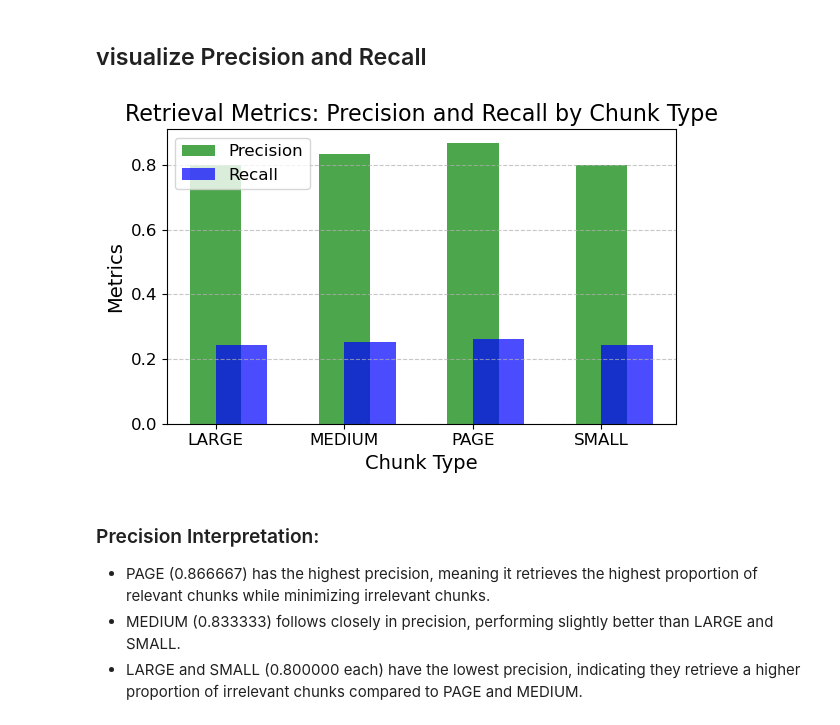
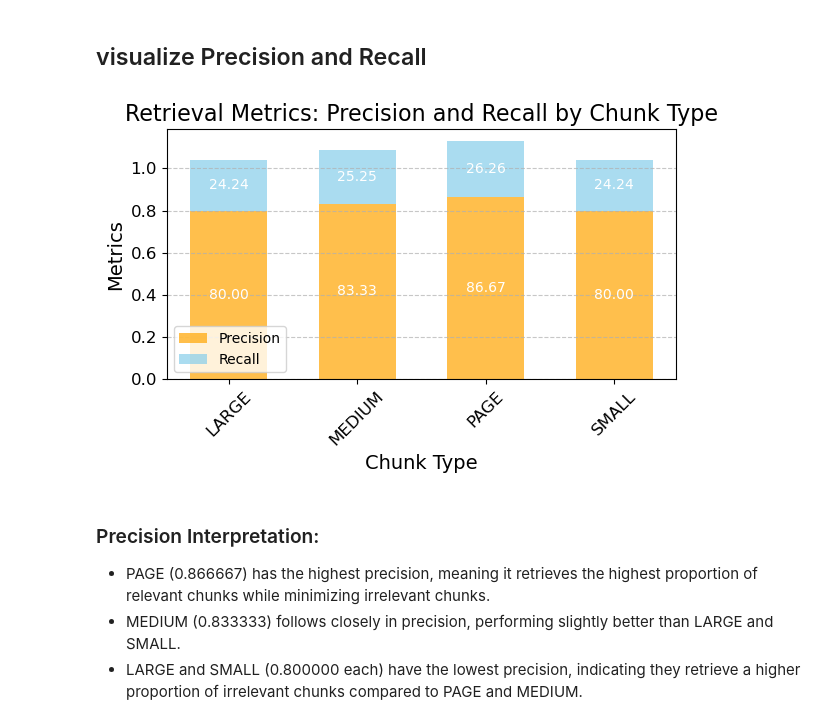
Before and after one commit to Jrana1/Bachelor_Thesis, a Jupyter notebook: bachelor_thesis_analysis_part.ipynb, the cells around one changed output. Drawn from its saved outputs; the diff is of its cells as text; code cells hidden in the pictures.

```diff
--- a/bachelor_thesis_analysis_part.ipynb
+++ b/bachelor_thesis_analysis_part.ipynb
@@ -335,10 +335,16 @@ Name: chunk_type, dtype: int64
 # %% [markdown]
 ### Distribution of Chunks by Chunk Type in the Vector Database
 # %%
-plt.bar(chunk_type.index, chunk_type.values,color=custom_palette[:len(chunk_type)])
+# Assuming `chunk_type` is a Pandas Series or similar object
+plt.bar(chunk_type.index, chunk_type.values, color=custom_palette[:len(chunk_type)])
 plt.xlabel("Chunk Type")
 plt.ylabel("Count")
 plt.title("Counts of Each Chunk Type")
 plt.grid(axis="y", linestyle="--", alpha=0.7)
+
+# Add annotations on top of each bar
+for i, value in enumerate(chunk_type.values):
+    plt.text(i, value, str(value), ha='center', va='bottom', fontsize=10)
+
 plt.show()
 # %% [output]
@@ -854,8 +905,8 @@ precision = [tp / (tp + fp) for tp, fp in zip(correctly_answered, incorrectly_an
 results = pd.DataFrame({
     "Chunk Type": chunk_types,
     "Precision (%)": [p * 100 for p in precision],
-    "Correctly Answered (TP)": correctly_answered,
-    "Incorrectly Answered (FP)": incorrectly_answered,
+    "Correct": correctly_answered,
+    "Incorrect": incorrectly_answered,
     "Total Retrieved Chunks": total_chunks
 })
 
@@ -957,33 +1132,45 @@ retrieval_metrics
 # %%
 
 # Data for visualization
 chunk_types = ['LARGE', 'MEDIUM', 'PAGE', 'SMALL']
 precision = retrieval_metrics['Precision']
 recall = retrieval_metrics['Recall']
 
-# Plot Precision and Recall
+# Plot stacked bar chart
 plt.figure(figsize=(6, 4))
+width = 0.35
 
-# Plot precision
-plt.bar(chunk_types, precision, width=0.4, label='Precision', alpha=0.7, align='center',color="green")
+# Plot precision (bottom bar in stack)
+precision_bars = plt.bar(chunk_types, precision, width=bar_width, label='Precision', color='orange', alpha=0.7)
 
-# Plot recall
-plt.bar(chunk_types, recall, width=0.4, label='Recall', alpha=0.7, align='edge',color="blue")
+# Plot recall (top bar in stack)
+recall_bars = plt.bar(chunk_types, recall, width=bar_width, bottom=precision, label='Recall', color='skyblue', alpha=0.7)
+
+# Add values on top of Precision bars
+for bar, value in zip(precision_bars, precision):
+    plt.text(bar.get_x() + bar.get_width() / 2, value / 2,  # Position in the middle of the Precision bar
+             f'{value*100:.2f}', ha='center', va='center', fontsize=10, color='white')
+
+# Add values on top of Recall bars
+for bar, value, base in zip(recall_bars, recall, precision):
+    plt.text(bar.get_x() + bar.get_width() / 2, base + value / 2,  # Position in the middle of the Recall segment
+             f'{value*100:.2f}', ha='center', va='center', fontsize=10, color='white')
 
 # Add titles and labels
 plt.title('Retrieval Metrics: Precision and Recall by Chunk Type', fontsize=16)
 plt.xlabel('Chunk Type', fontsize=14)
 plt.ylabel('Metrics', fontsize=14)
-plt.legend(loc='upper left', fontsize=12)
-plt.xticks(fontsize=12)
+#plt.legend(loc='upper right', fontsize=12)
+plt.legend(loc="lower left", bbox_to_anchor=(0, 0), ncol=1, fontsize=10, frameon=True)
+plt.xticks(fontsize=12,rotation=45)
 plt.yticks(fontsize=12)
 plt.grid(axis='y', linestyle='--', alpha=0.7)
 
-# Display the plot
+# Adjust layout and display the plot
 plt.tight_layout()
 plt.show()
 # %% [output]
-[figure, old version]
+[figure, new version]
 # %% [markdown]
 ### Precision Interpretation:
 + PAGE (0.866667) has the highest precision, meaning it retrieves the highest proportion of relevant chunks while minimizing irrelevant chunks.
```
Also changed, not shown: parts of 20 cells of this notebook, 3 other files.
